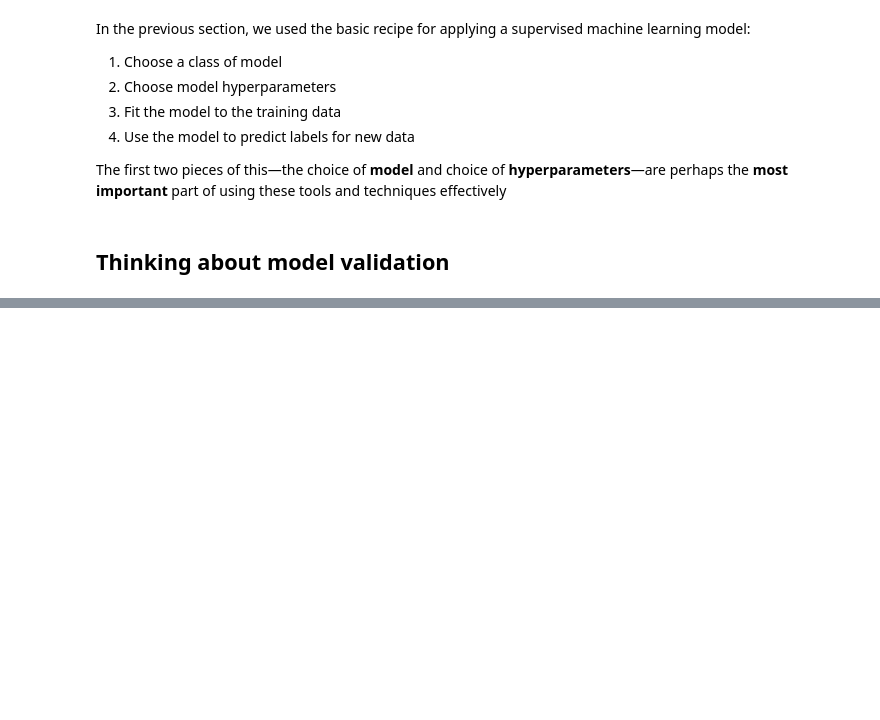
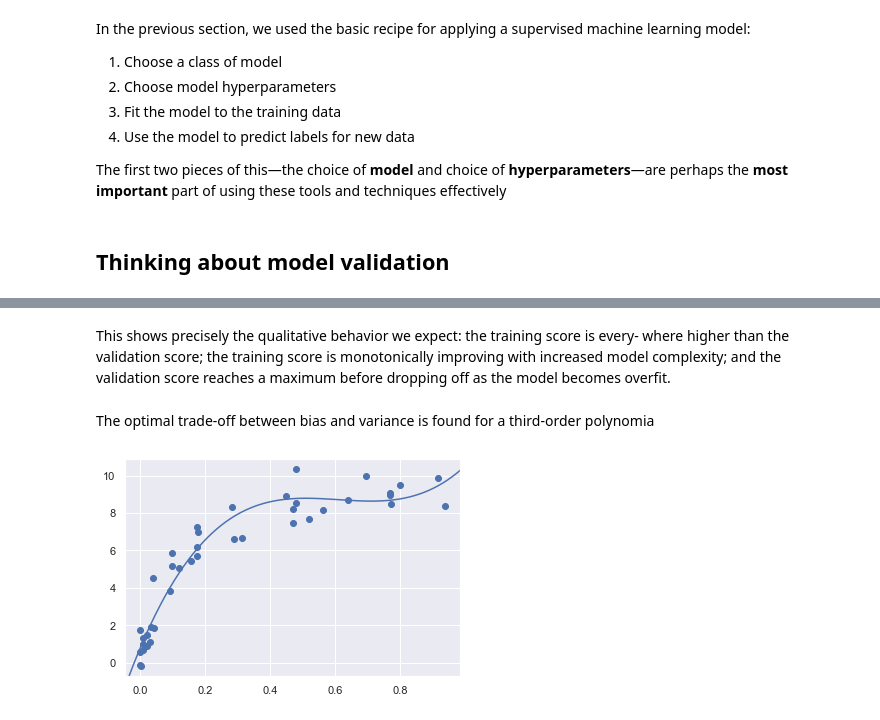
Before and after one commit to hanchiang/python-data-science-handbook, a Jupyter notebook: 5-machine-learning/5-machine-learning.ipynb, the cells around one changed output, grey strips where cells are left out. Drawn from its saved outputs; the diff is of its cells as text; code cells hidden in the pictures; blank space fills up the shorter version.

```diff
--- a/5-machine-learning/5-machine-learning.ipynb
+++ b/5-machine-learning/5-machine-learning.ipynb
@@ -448,0 +658,15 @@ The first two pieces of this—the choice of **model** and choice of **hyperpara
+# %% [markdown]
+This shows precisely the qualitative behavior we expect: the training score is every‐
+where higher than the validation score; the training score is monotonically improving
+with increased model complexity; and the validation score reaches a maximum
+before dropping off as the model becomes overfit.
+# %% [markdown]
+The optimal trade-off between bias and variance is found for a third-order polynomia
+# %%
+plt.scatter(X.ravel(), y)
+lim = plt.axis()
+y_test = PolynomialRegression(3).fit(X, y).predict(X_test)
+plt.plot(X_test.ravel(), y_test);
+plt.axis(lim);
+# %% [output]
+[figure, added]
```
Also changed, not shown: parts of 70 cells of this notebook, 10 other files.
